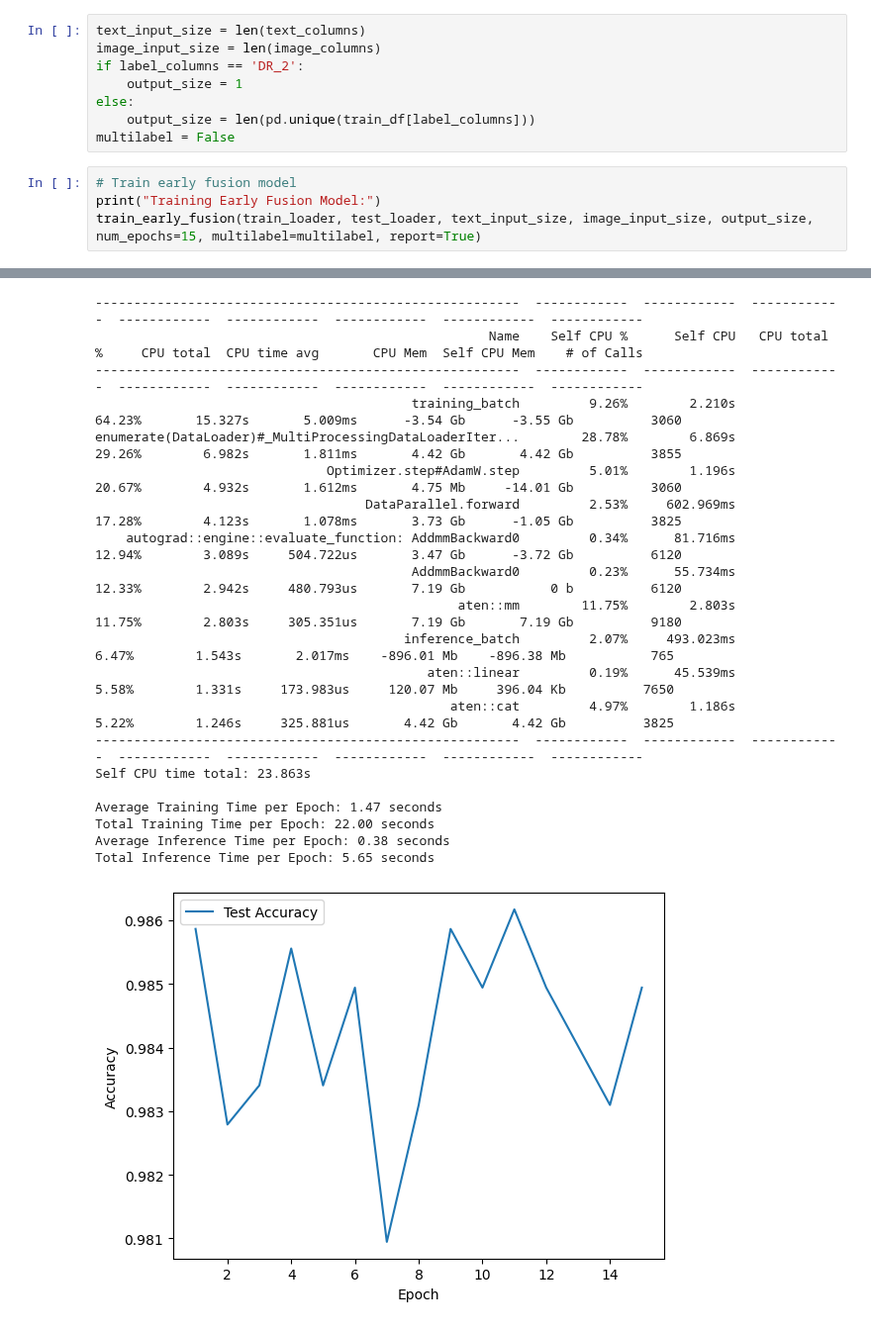
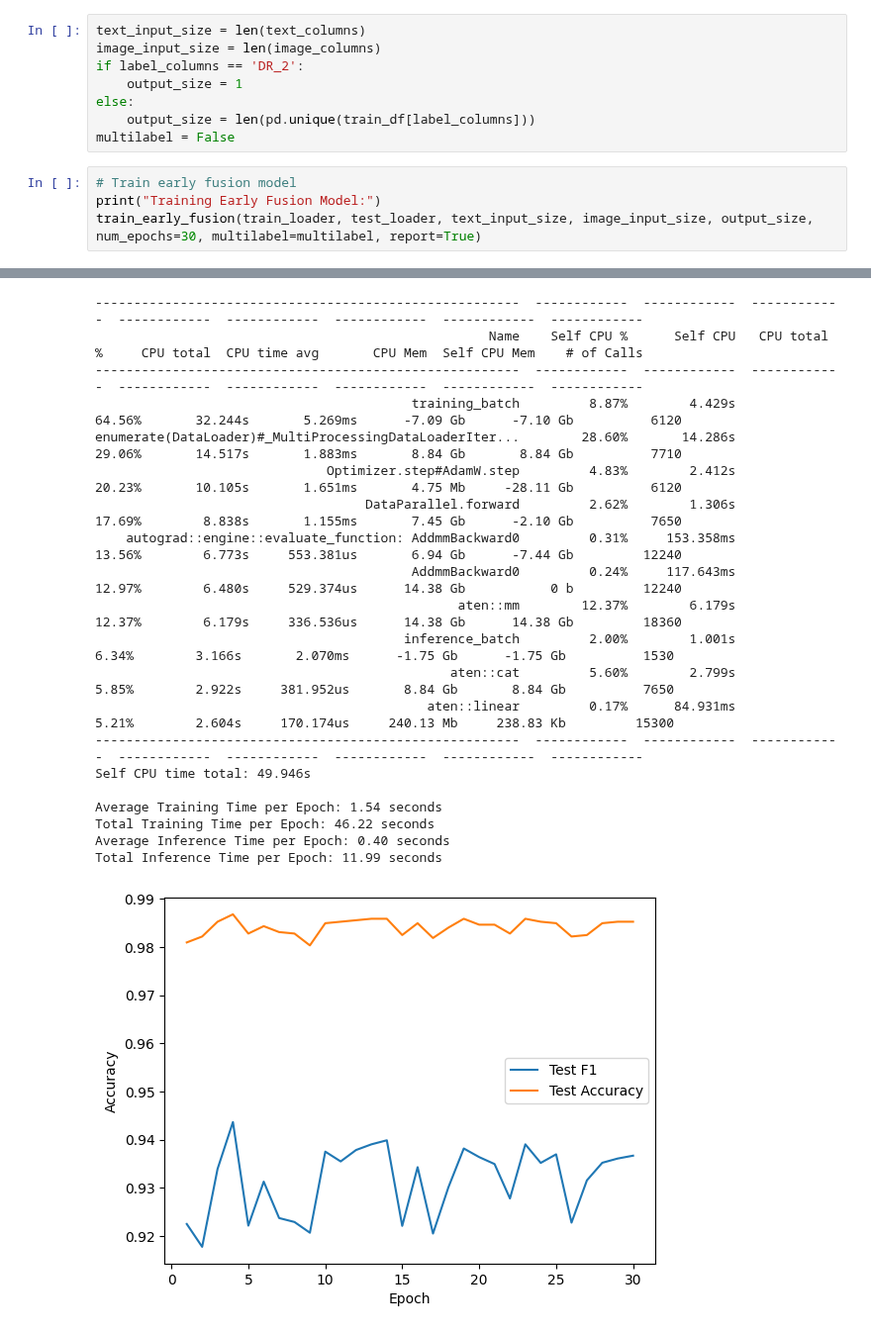
Before and after one commit to dsrestrepo/Foundational-Multimodal-Fusion-Benchmark, a Jupyter notebook: embed_model_brset.ipynb, the cells around one changed output, grey strips where cells are left out. Shown at 99% size. Cells and saved outputs as stored; diff of their text form.

Commit message:
updating results BRSET, HAM10000, Satellite 30 epochs and Macro-F1

```diff
--- a/embed_model_brset.ipynb
+++ b/embed_model_brset.ipynb
@@ -108,7 +108,7 @@ multilabel = False
 # %%
 # Train early fusion model
 print("Training Early Fusion Model:")
-train_early_fusion(train_loader, test_loader, text_input_size, image_input_size, output_size, num_epochs=15, multilabel=multilabel, report=True)
+train_early_fusion(train_loader, test_loader, text_input_size, image_input_size, output_size, num_epochs=30, multilabel=multilabel, report=True)
 # %% [output]
 Training Early Fusion Model:
 Model Memory Usage: 2.38 MB
@@ -136,22 +136,22 @@ STAGE:2024-02-06 15:52:04 66548:66548 ActivityProfilerController.cpp:322] Comple
 -------------------------------------------------------  ------------  ------------  ------------  ------------  ------------  ------------  ------------  ------------
                                                    Name    Self CPU %      Self CPU   CPU total %     CPU total  CPU time avg       CPU Mem  Self CPU Mem    # of Calls
 -------------------------------------------------------  ------------  ------------  ------------  ------------  ------------  ------------  ------------  ------------
-                                         training_batch         9.26%        2.210s        64.23%       15.327s       5.009ms      -3.54 Gb      -3.55 Gb          3060
-enumerate(DataLoader)#_MultiProcessingDataLoaderIter...        28.78%        6.869s        29.26%        6.982s       1.811ms       4.42 Gb       4.42 Gb          3855
-                              Optimizer.step#AdamW.step         5.01%        1.196s        20.67%        4.932s       1.612ms       4.75 Mb     -14.01 Gb          3060
-                                   DataParallel.forward         2.53%     602.969ms        17.28%        4.123s       1.078ms       3.73 Gb      -1.05 Gb          3825
-    autograd::engine::evaluate_function: AddmmBackward0         0.34%      81.716ms        12.94%        3.089s     504.722us       3.47 Gb      -3.72 Gb          6120
-                                         AddmmBackward0         0.23%      55.734ms        12.33%        2.942s     480.793us       7.19 Gb           0 b          6120
-                                               aten::mm        11.75%        2.803s        11.75%        2.803s     305.351us       7.19 Gb       7.19 Gb          9180
-                                        inference_batch         2.07%     493.023ms         6.47%        1.543s       2.017ms    -896.01 Mb    -896.38 Mb           765
-                                           aten::linear         0.19%      45.539ms         5.58%        1.331s     173.983us     120.07 Mb     396.04 Kb          7650
-                                              aten::cat         4.97%        1.186s         5.22%        1.246s     325.881us       4.42 Gb       4.42 Gb          3825
+                                         training_batch         8.87%        4.429s        64.56%       32.244s       5.269ms      -7.09 Gb      -7.10 Gb          6120
+enumerate(DataLoader)#_MultiProcessingDataLoaderIter...        28.60%       14.286s        29.06%       14.517s       1.883ms       8.84 Gb       8.84 Gb          7710
+                              Optimizer.step#AdamW.step         4.83%        2.412s        20.23%       10.105s       1.651ms       4.75 Mb     -28.11 Gb          6120
+                                   DataParallel.forward         2.62%        1.306s        17.69%        8.838s       1.155ms       7.45 Gb      -2.10 Gb          7650
+    autograd::engine::evaluate_function: AddmmBackward0         0.31%     153.358ms        13.56%        6.773s     553.381us       6.94 Gb      -7.44 Gb         12240
+                                         AddmmBackward0         0.24%     117.643ms        12.97%        6.480s     529.374us      14.38 Gb           0 b         12240
+                                               aten::mm        12.37%        6.179s        12.37%        6.179s     336.536us      14.38 Gb      14.38 Gb         18360
+                                        inference_batch         2.00%        1.001s         6.34%        3.166s       2.070ms      -1.75 Gb      -1.75 Gb          1530
+                                              aten::cat         5.60%        2.799s         5.85%        2.922s     381.952us       8.84 Gb       8.84 Gb          7650
+                                           aten::linear         0.17%      84.931ms         5.21%        2.604s     170.174us     240.13 Mb     238.83 Kb         15300
 -------------------------------------------------------  ------------  ------------  ------------  ------------  ------------  ------------  ------------  ------------
-Self CPU time total: 23.863s
+Self CPU time total: 49.946s
 
-Average Training Time per Epoch: 1.47 seconds
-Total Training Time per Epoch: 22.00 seconds
-Average Inference Time per Epoch: 0.38 seconds
-Total Inference Time per Epoch: 5.65 seconds
+Average Training Time per Epoch: 1.54 seconds
+Total Training Time per Epoch: 46.22 seconds
+Average Inference Time per Epoch: 0.40 seconds
+Total Inference Time per Epoch: 11.99 seconds
-[figure, old version]
+[figure, new version]
 [figure]
```
Also changed, not shown: parts of 2 cells of this notebook, 3 other files.
